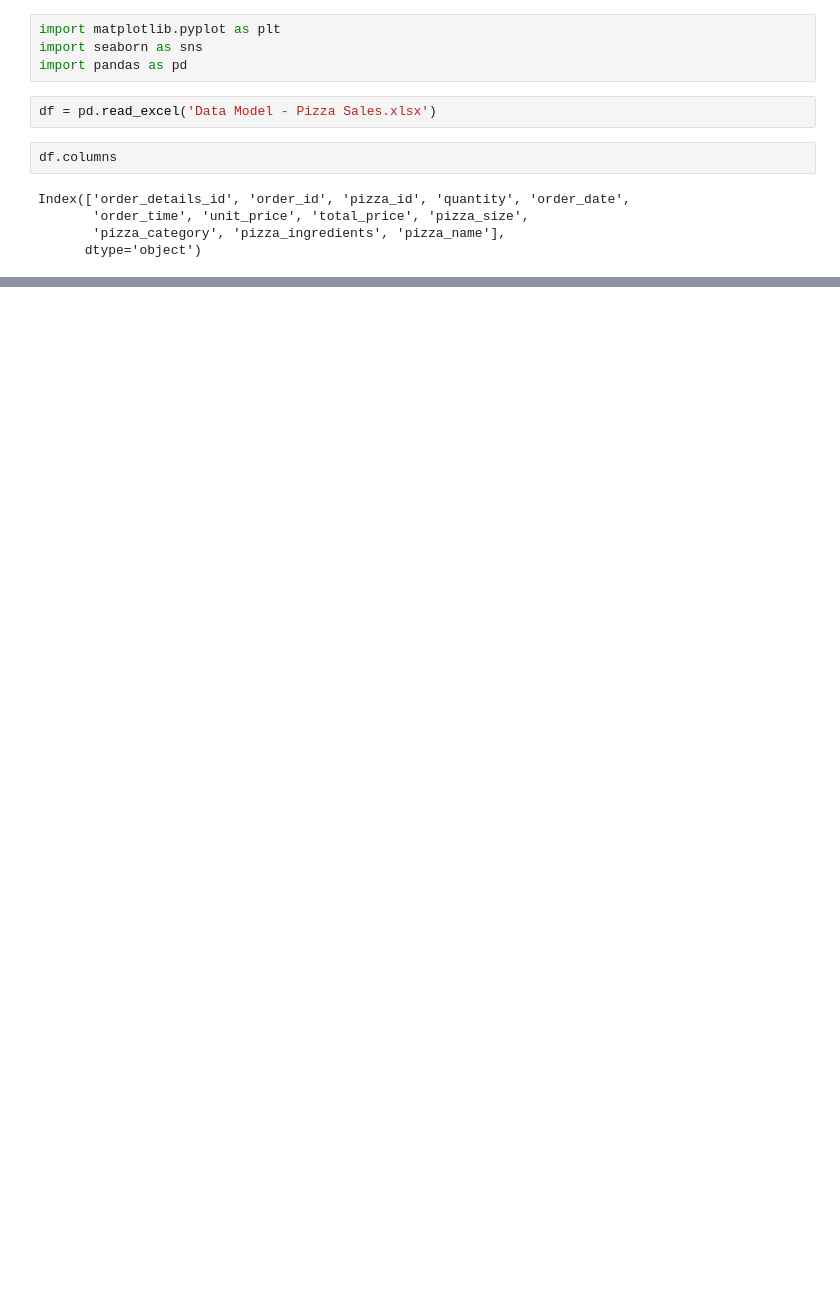
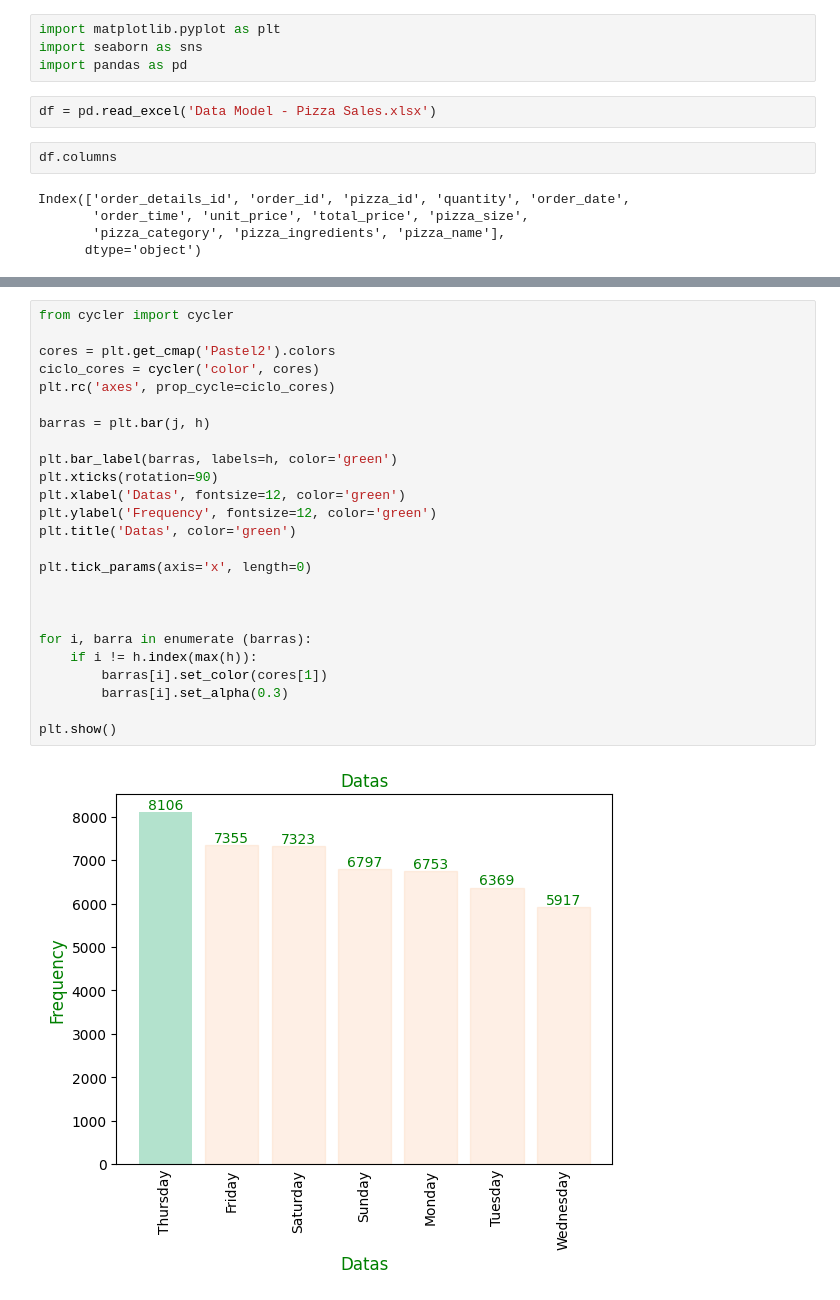
Before and after one commit to sdemoviart/resposito_teste, a Jupyter notebook: visualizacoes.ipynb, the cells around one changed output, grey strips where cells are left out. Saved outputs shown, nothing was run; the diff lists cells and outputs as text; blank space fills up the shorter version.

```diff
--- a/visualizacoes.ipynb
+++ b/visualizacoes.ipynb
@@ -13,0 +28,27 @@ Index(['order_details_id', 'order_id', 'pizza_id', 'quantity', 'order_date',
+# %%
+from cycler import cycler
+
+cores = plt.get_cmap('Pastel2').colors
+ciclo_cores = cycler('color', cores)
+plt.rc('axes', prop_cycle=ciclo_cores)
+
+barras = plt.bar(j, h)
+
+plt.bar_label(barras, labels=h, color='green')
+plt.xticks(rotation=90)
+plt.xlabel('Datas', fontsize=12, color='green')
+plt.ylabel('Frequency', fontsize=12, color='green')
+plt.title('Datas', color='green')
+
+plt.tick_params(axis='x', length=0)
+
+
+
+for i, barra in enumerate (barras):
+    if i != h.index(max(h)):
+        barras[i].set_color(cores[1])
+        barras[i].set_alpha(0.3)
+
+plt.show()
+# %% [output]
+[figure, added]
```
Also changed, not shown: parts of 3 cells of this notebook.
